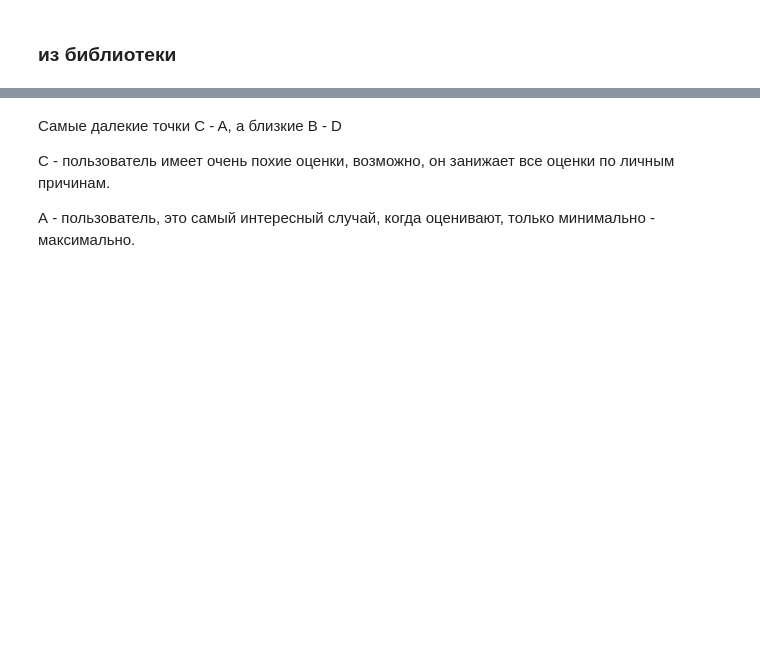
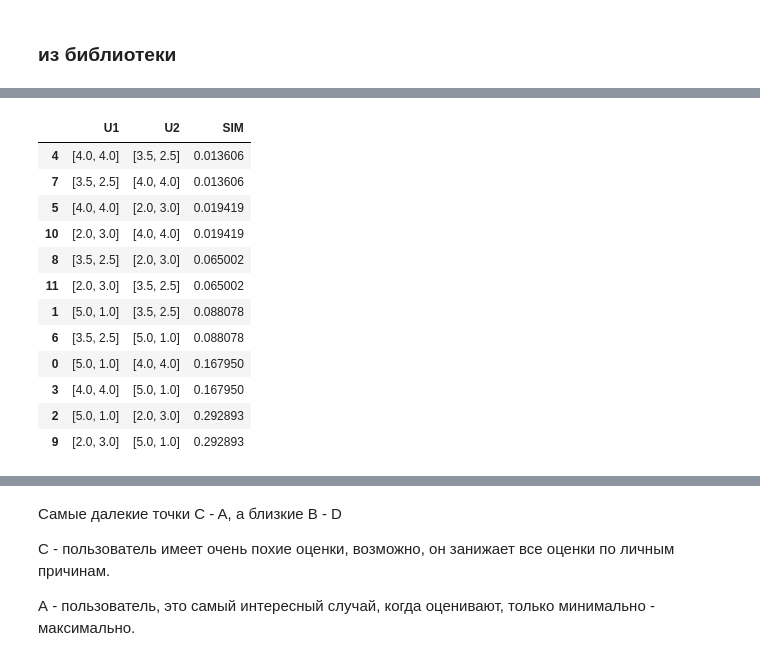
Before and after one commit to NameArtem/recommendation_in_practice_tutorial, a Jupyter notebook: code/day1/2_StandartLibs/1_Basic_methods.ipynb, the cells around one changed output, grey strips where cells are left out. Drawn from its saved outputs; the diff is of its cells as text; code cells hidden in the pictures; blank space fills up the shorter version.

```diff
--- a/code/day1/2_StandartLibs/1_Basic_methods.ipynb
+++ b/code/day1/2_StandartLibs/1_Basic_methods.ipynb
@@ -134,24 +159,38 @@ print("C-D:", spatial.distance.cosine(c,d))
 # %%
 # сделаем расчет по всем точкам
 
 dot_list = [a, b, c, d]
 
 df = pd.DataFrame(columns = ['U1', 'U2', 'SIM'])
 
 n=0
 
 for i in dot_list:
     for j in dot_list:
 
         if i != j :
 
             # используйте выбранный метод и заполните таблицу
-            result = #
-            df.loc[n] = #
+            result = spatial.distance.cosine(i,j)
+            df.loc[n] = [i, j, result]
 
             n+=1
 
 df.sort_values(by = 'SIM')
+# %% [output]
+|  | U1 | U2 | SIM |
+| 4 | [4.0, 4.0] | [3.5, 2.5] | 0.013606 |
+| 7 | [3.5, 2.5] | [4.0, 4.0] | 0.013606 |
+| 5 | [4.0, 4.0] | [2.0, 3.0] | 0.019419 |
+| 10 | [2.0, 3.0] | [4.0, 4.0] | 0.019419 |
+| 8 | [3.5, 2.5] | [2.0, 3.0] | 0.065002 |
+| 11 | [2.0, 3.0] | [3.5, 2.5] | 0.065002 |
+| 1 | [5.0, 1.0] | [3.5, 2.5] | 0.088078 |
+| 6 | [3.5, 2.5] | [5.0, 1.0] | 0.088078 |
+| 0 | [5.0, 1.0] | [4.0, 4.0] | 0.167950 |
+| 3 | [4.0, 4.0] | [5.0, 1.0] | 0.167950 |
+| 2 | [5.0, 1.0] | [2.0, 3.0] | 0.292893 |
+| 9 | [2.0, 3.0] | [5.0, 1.0] | 0.292893 |
 # %%
 fig = plt.figure(figsize=(12,5))
 ax = fig.add_subplot(111)
```
Also changed, not shown: parts of 21 cells of this notebook.
